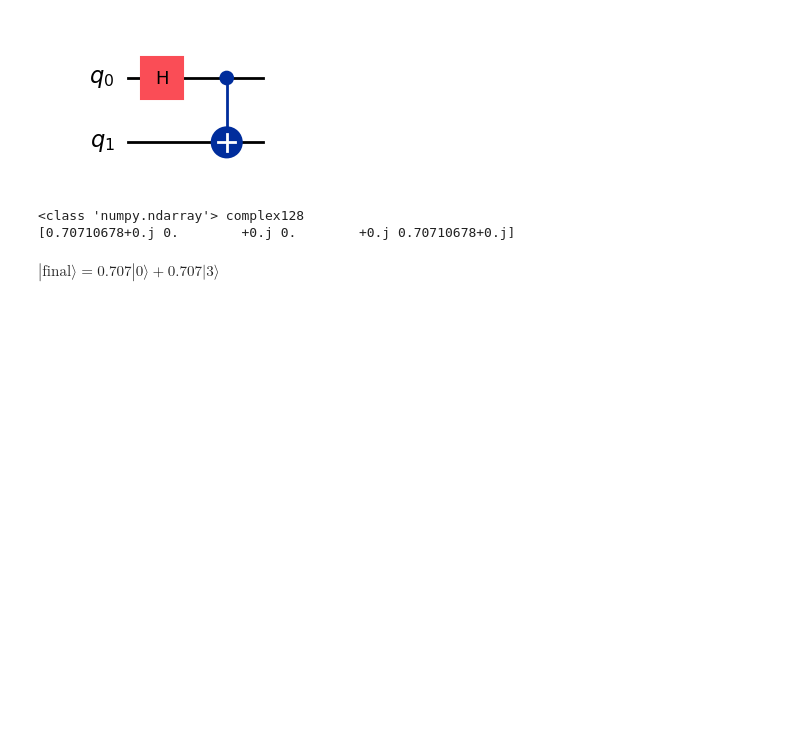
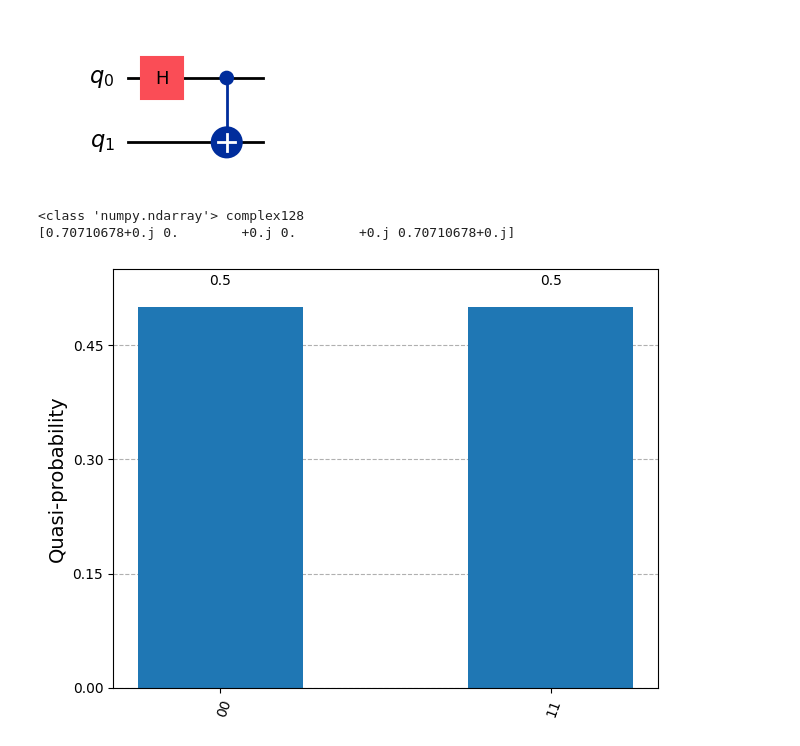
Before and after one commit to miketorii/ProjectX, a Jupyter notebook: Quantum/hcnot.ipynb, the cells around one changed output. Saved outputs shown, nothing was run; the diff lists cells and outputs as text; code cells hidden in the pictures; blank space fills up the shorter version.

Commit message:
add circuit visualization

```diff
--- a/Quantum/hcnot.ipynb
+++ b/Quantum/hcnot.ipynb
@@ -6,6 +6,9 @@ from qiskit import QuantumCircuit, QuantumRegister,transpile
 
 from IPython.display import Math
 from qc_workbook.show_state import statevector_expr
+
+from qiskit.visualization import *
+
 #########################################################################
 #
 #
@@ -17,7 +20,7 @@ def get_statevector_array(circuit):
     result = job.result()
     qiskit_statevector = result.data()['statevector']
 
-    return np.asarray(qiskit_statevector)
+    return np.asarray(qiskit_statevector), result
 
 #########################################################################
 #
@@ -36,13 +39,15 @@ aer_simulator_statevector
 # %%
 #circuit.measure_all()
 # %%
-statevector = get_statevector_array(circuit)
+statevector, result = get_statevector_array(circuit)
 print(type(statevector), statevector.dtype)
 print(statevector)
 
 expr = statevector_expr(statevector)
 Math(expr)
+
+plot_histogram(result.get_counts(circuit))
 # %% [output]
 <class 'numpy.ndarray'> complex128
 [0.70710678+0.j 0.        +0.j 0.        +0.j 0.70710678+0.j]
-$\displaystyle | \text{final} \rangle = 0.707 |0\rangle + 0.707 |3\rangle$
+[figure, added]
```
Also changed, not shown: parts of 1 cell of this notebook, 1 other file.
